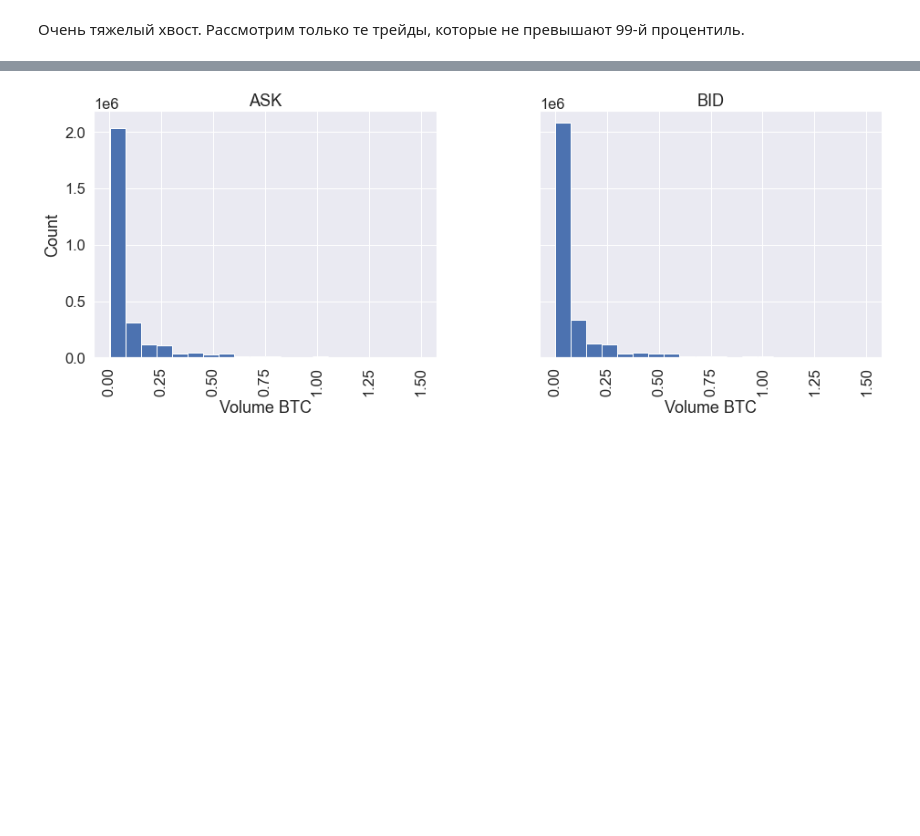
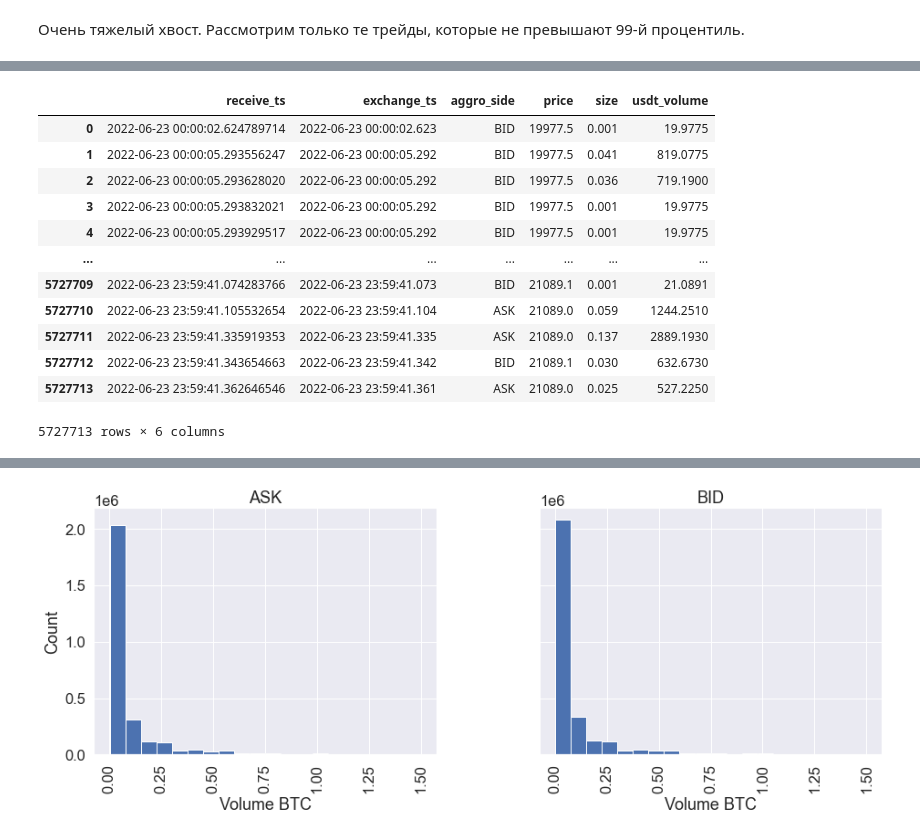
Before and after one commit to ESkripichnikov/market-making, a Jupyter notebook: EDA.ipynb, the cells around one changed output, grey strips where cells are left out. Saved outputs shown, nothing was run; the diff lists cells and outputs as text; code cells hidden in the pictures; blank space fills up the shorter version.

```diff
--- a/EDA.ipynb
+++ b/EDA.ipynb
@@ -298,0 +294,16 @@ axes[1].set_ylabel('Count');
+# %%
+btc_trades_df
+# %% [output]
+|  | receive_ts | exchange_ts | aggro_side | price | size | usdt_volume |
+| 0 | 2022-06-23 00:00:02.624789714 | 2022-06-23 00:00:02.623 | BID | 19977.5 | 0.001 | 19.9775 |
+| 1 | 2022-06-23 00:00:05.293556247 | 2022-06-23 00:00:05.292 | BID | 19977.5 | 0.041 | 819.0775 |
+| 2 | 2022-06-23 00:00:05.293628020 | 2022-06-23 00:00:05.292 | BID | 19977.5 | 0.036 | 719.1900 |
+| 3 | 2022-06-23 00:00:05.293832021 | 2022-06-23 00:00:05.292 | BID | 19977.5 | 0.001 | 19.9775 |
+| 4 | 2022-06-23 00:00:05.293929517 | 2022-06-23 00:00:05.292 | BID | 19977.5 | 0.001 | 19.9775 |
+| ... | ... | ... | ... | ... | ... | ... |
+| 5727709 | 2022-06-23 23:59:41.074283766 | 2022-06-23 23:59:41.073 | BID | 21089.1 | 0.001 | 21.0891 |
+| 5727710 | 2022-06-23 23:59:41.105532654 | 2022-06-23 23:59:41.104 | ASK | 21089.0 | 0.059 | 1244.2510 |
+| 5727711 | 2022-06-23 23:59:41.335919353 | 2022-06-23 23:59:41.335 | ASK | 21089.0 | 0.137 | 2889.1930 |
+| 5727712 | 2022-06-23 23:59:41.343654663 | 2022-06-23 23:59:41.342 | BID | 21089.1 | 0.030 | 632.6730 |
+| 5727713 | 2022-06-23 23:59:41.362646546 | 2022-06-23 23:59:41.361 | ASK | 21089.0 | 0.025 | 527.2250 |
+5727713 rows × 6 columns
```
Also changed, not shown: parts of 14 cells of this notebook.
